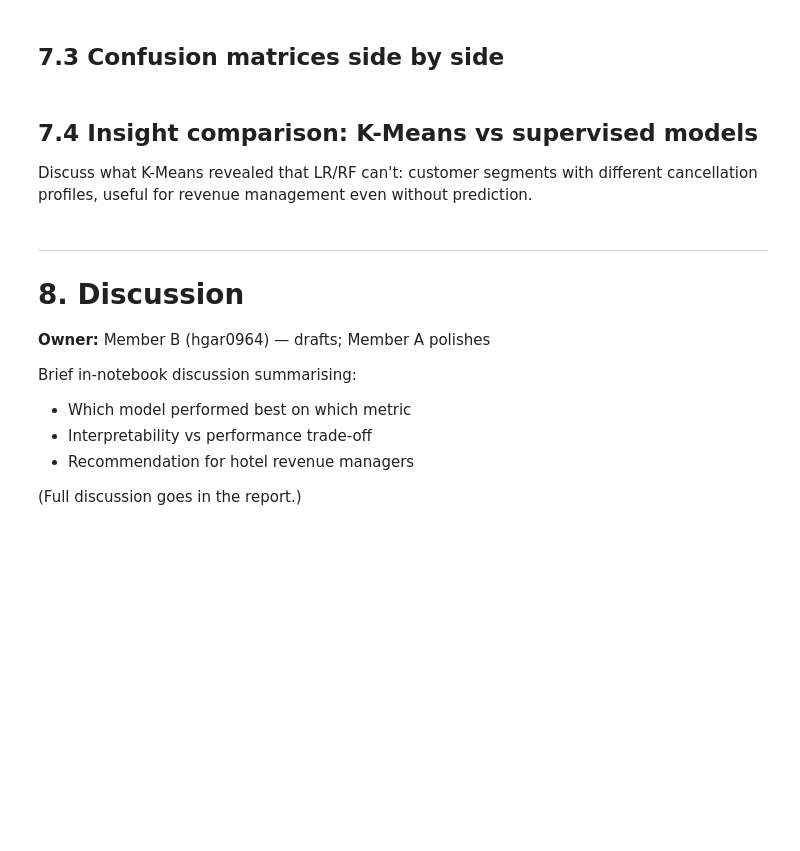
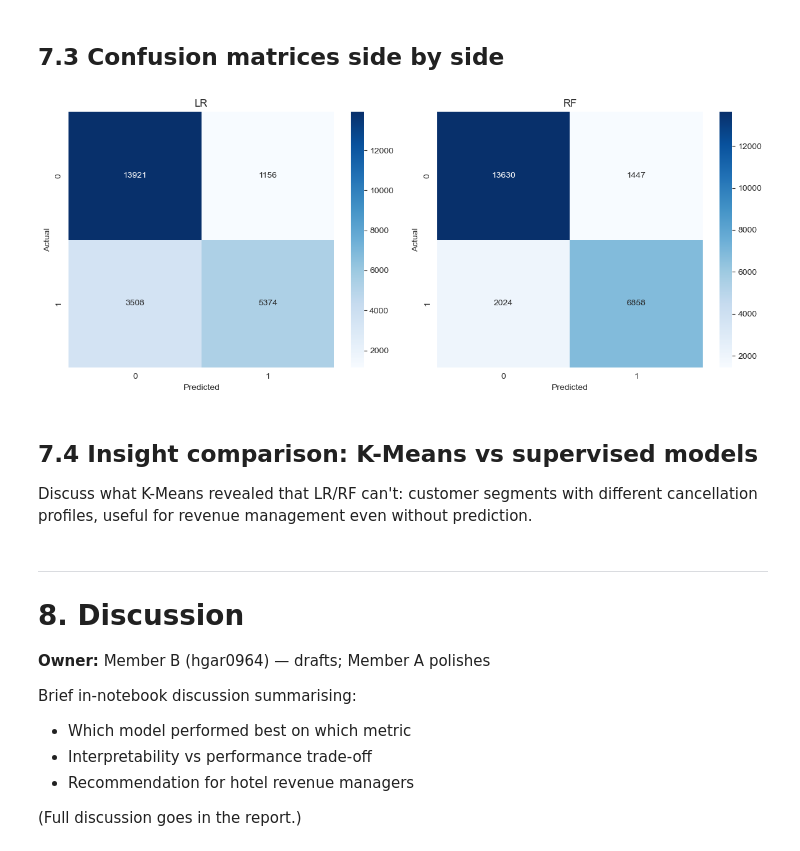
Before and after one commit to CherLyu/COMP5310-A2, a Jupyter notebook: Lab_05_Group_10_Modelling.ipynb, the cells around one changed output. Cells and saved outputs as stored; diff of their text form; code cells hidden in the pictures; blank space fills up the shorter version.

```diff
--- a/Lab_05_Group_10_Modelling.ipynb
+++ b/Lab_05_Group_10_Modelling.ipynb
@@ -927,16 +985,46 @@ Compare the three methods on metrics that make sense for each:
 # %%
 # ============================================================
 # TODO : Plot confusion matrices side by side
 # ============================================================
 # Steps:
 # 1. fig, axes = plt.subplots(1, 2, figsize=(12, 5))
 # 2. for ax, (name, y_pred) in zip(axes, [('LR', y_pred_lr), ('RF', y_pred_rf)]):
 #       cm = confusion_matrix(y_test, y_pred)
 #       sns.heatmap(cm, annot=True, fmt='d', cmap='Blues', ax=ax)
 #       ax.set_title(name); ax.set_xlabel('Predicted'); ax.set_ylabel('Actual')
 # 3. plt.tight_layout(); plt.savefig('confusion_matrices.png')
 
 # YOUR CODE HERE
+
+# 1. Create subplot layout
+fig, axes = plt.subplots(1, 2, figsize=(12, 5))
+
+# 2. Loop through models
+for ax, (name, y_pred) in zip(
+    axes,
+    [('LR', y_pred_lr), ('RF', y_pred_rf)]
+):
+    cm = confusion_matrix(y_test, y_pred)
+
+    sns.heatmap(
+        cm,
+        annot=True,
+        fmt='d',
+        cmap='Blues',
+        ax=ax
+    )
+
+    ax.set_title(name)
+    ax.set_xlabel('Predicted')
+    ax.set_ylabel('Actual')
+
+# 3. Final formatting and save
+plt.tight_layout()
+plt.savefig("confusion_matrices.png", dpi=300, bbox_inches='tight')
+
+plt.show()
+# %% [output]
+[figure, added]
 # %% [markdown]
 ## 7.4 Insight comparison: K-Means vs supervised models
 
```
Also changed, not shown: parts of 4 cells of this notebook.
